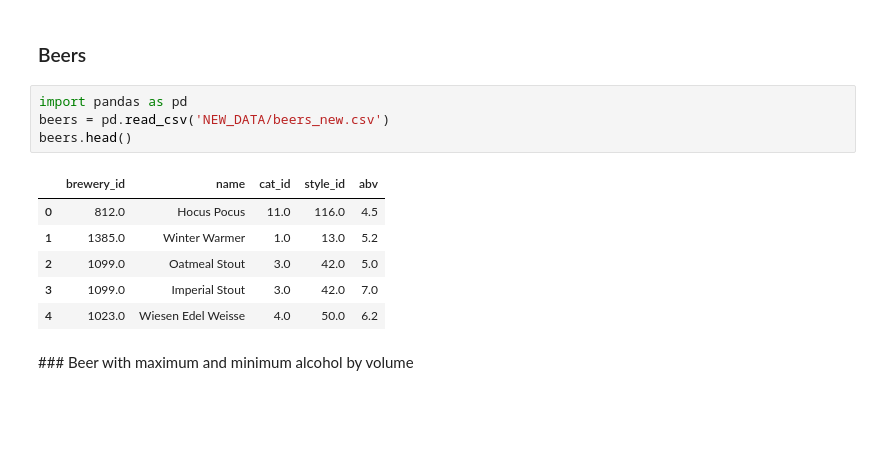
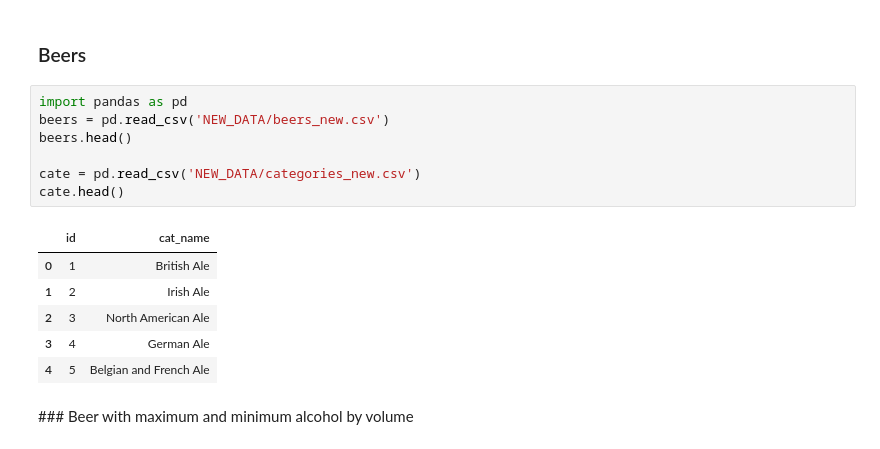
Before and after one commit to rubenmartinezlorente/Project-Week-3-Data-Thieves, a Jupyter notebook: your-project/Q3.ipynb, the cells around one changed output. Drawn from its saved outputs; the diff is of its cells as text; blank space fills up the shorter version.

```diff
--- a/your-project/Q3.ipynb
+++ b/your-project/Q3.ipynb
@@ -7,14 +7,17 @@
 # %%
 import pandas as pd
 beers = pd.read_csv('NEW_DATA/beers_new.csv')
 beers.head()
+
+cate = pd.read_csv('NEW_DATA/categories_new.csv')
+cate.head()
 # %% [output]
-|  | brewery_id | name | cat_id | style_id | abv |
-| 0 | 812.0 | Hocus Pocus | 11.0 | 116.0 | 4.5 |
-| 1 | 1385.0 | Winter Warmer | 1.0 | 13.0 | 5.2 |
-| 2 | 1099.0 | Oatmeal Stout | 3.0 | 42.0 | 5.0 |
-| 3 | 1099.0 | Imperial Stout | 3.0 | 42.0 | 7.0 |
-| 4 | 1023.0 | Wiesen Edel Weisse | 4.0 | 50.0 | 6.2 |
+|  | id | cat_name |
+| 0 | 1 | British Ale |
+| 1 | 2 | Irish Ale |
+| 2 | 3 | North American Ale |
+| 3 | 4 | German Ale |
+| 4 | 5 | Belgian and French Ale |
 # %% [markdown]
 ### Beer with maximum and minimum alcohol by volume
 # %%
```
Also changed, not shown: parts of 5 cells of this notebook.
